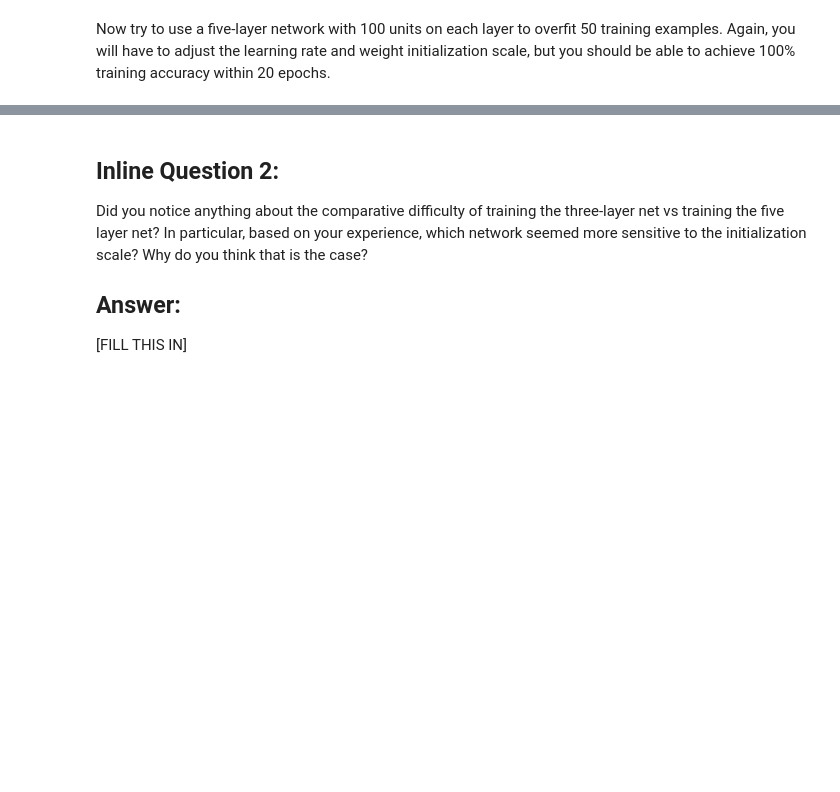
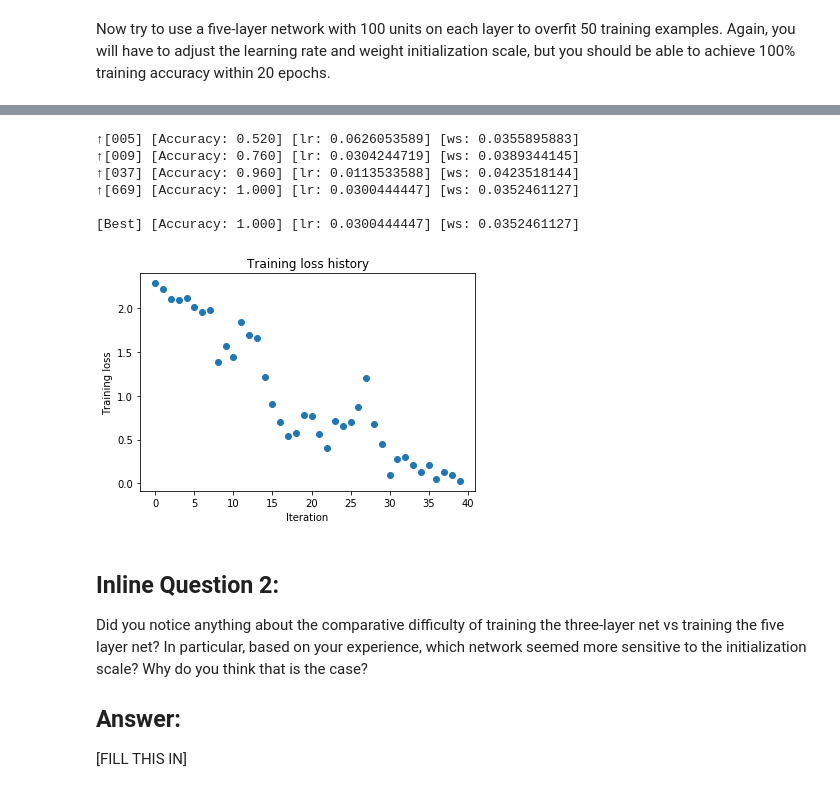
Before and after one commit to firattamur/VisionWithDeepLearning-Assignments, a Jupyter notebook: Assignment-2/FullyConnectedNets.ipynb, the cells around one changed output, grey strips where cells are left out. Saved outputs shown, nothing was run; the diff lists cells and outputs as text; code cells hidden in the pictures; blank space fills up the shorter version.

```diff
--- a/Assignment-2/FullyConnectedNets.ipynb
+++ b/Assignment-2/FullyConnectedNets.ipynb
@@ -534,22 +700,73 @@ small_data = {
   'y_val': data['y_val'],
 }
 
-weight_scale = 1e-1  # Experiment with this!
+weight_scale  = 1e-1  # Experiment with this!
 learning_rate = 1e-3  # Experiment with this!
 
-model = FullyConnectedNet([100, 100, 100, 100],
-                weight_scale=weight_scale, dtype=np.float64)
-solver = Solver(model, small_data,
-                print_every=10, num_epochs=20, batch_size=25,
-                update_rule='sgd',
-                optim_config={
-                  'learning_rate': learning_rate,
-                }
-         )
-solver.train()
+def params(lr: tuple, ws: tuple):
+    """
+    Generates random values for
+    learning rate and weight_scale
+
+    params:
+    lr: learning rate range tuple, -> (min, max)
+    ws: weight scale range  tuple, -> (min, max)
+    """
+    learning_rate = np.power(10, np.random.uniform(lr[0], lr[1]))
+    weight_scale  = np.power(10, np.random.uniform(ws[0], ws[1]))
+
+    return learning_rate, weight_scale
+
+best_train_accuracy = -1
+best_solver = None
+best_lr = None
+best_ws = None
+
+print("Overfitting with 5 Layers: ")
+
+i = 0
+while True:
+
+    lr, ws = params(lr=(-2, 0), ws=(-2, -0))
+
+    model = FullyConnectedNet([100, 100, 100, 100], weight_scale=ws, dtype=np.float64)
+
+    solver = Solver(model, small_data,
+                    print_every=-1, num_epochs=20, batch_size=25,
+                    update_rule='sgd',
+                    optim_config={
+                      'learning_rate': lr,
+                    },
+                    verbose=False
+             )
+
+    solver.train()
+
+    train_accuracy = solver.train_acc_history[-1]
+
+    if train_accuracy > best_train_accuracy:
+        best_train_accuracy = train_accuracy
+
+        best_solver = solver
+        best_lr = lr
+        best_ws = ws
+
+        print("↑", end="")
+        print(f"[{i:03}] [Accuracy: {train_accuracy:.3f}] [lr: {lr:.10f}] [ws: {ws:.10f}]")
+
+        if train_accuracy == 1.0:
+            break
+
+    i += 1
+
+
+print()
+print(f"[Best] [Accuracy: {best_train_accuracy:.3f}] [lr: {best_lr:.10f}] [ws: {best_ws:.10f}]")
+solver = best_solver
 
 plt.plot(solver.loss_history, 'o')
 plt.title('Training loss history')
 plt.xlabel('Iteration')
 plt.ylabel('Training loss')
 plt.show()
+# %% [output]
@@ -556,3 +776,10 @@ plt.show()
+↑[005] [Accuracy: 0.520] [lr: 0.0626053589] [ws: 0.0355895883]
+↑[009] [Accuracy: 0.760] [lr: 0.0304244719] [ws: 0.0389344145]
+↑[037] [Accuracy: 0.960] [lr: 0.0113533588] [ws: 0.0423518144]
+↑[669] [Accuracy: 1.000] [lr: 0.0300444447] [ws: 0.0352461127]
+
+[Best] [Accuracy: 1.000] [lr: 0.0300444447] [ws: 0.0352461127]
+[figure, added]
 # %% [markdown]
 ## Inline Question 2:
 Did you notice anything about the comparative difficulty of training the three-layer net vs training the five layer net? In particular, based on your experience, which network seemed more sensitive to the initialization scale? Why do you think that is the case?
```
Also changed, not shown: parts of 15 cells of this notebook, 8 other files.
